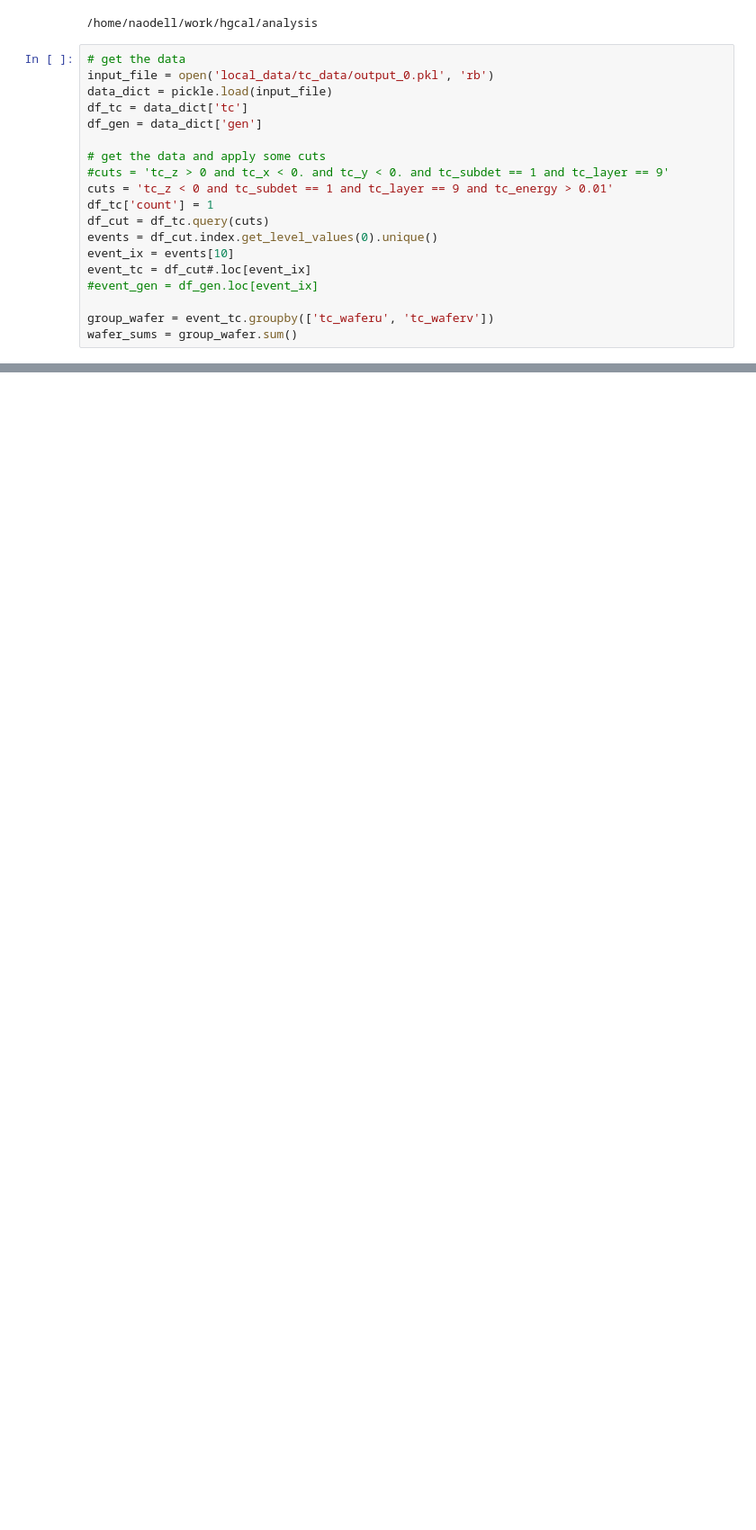
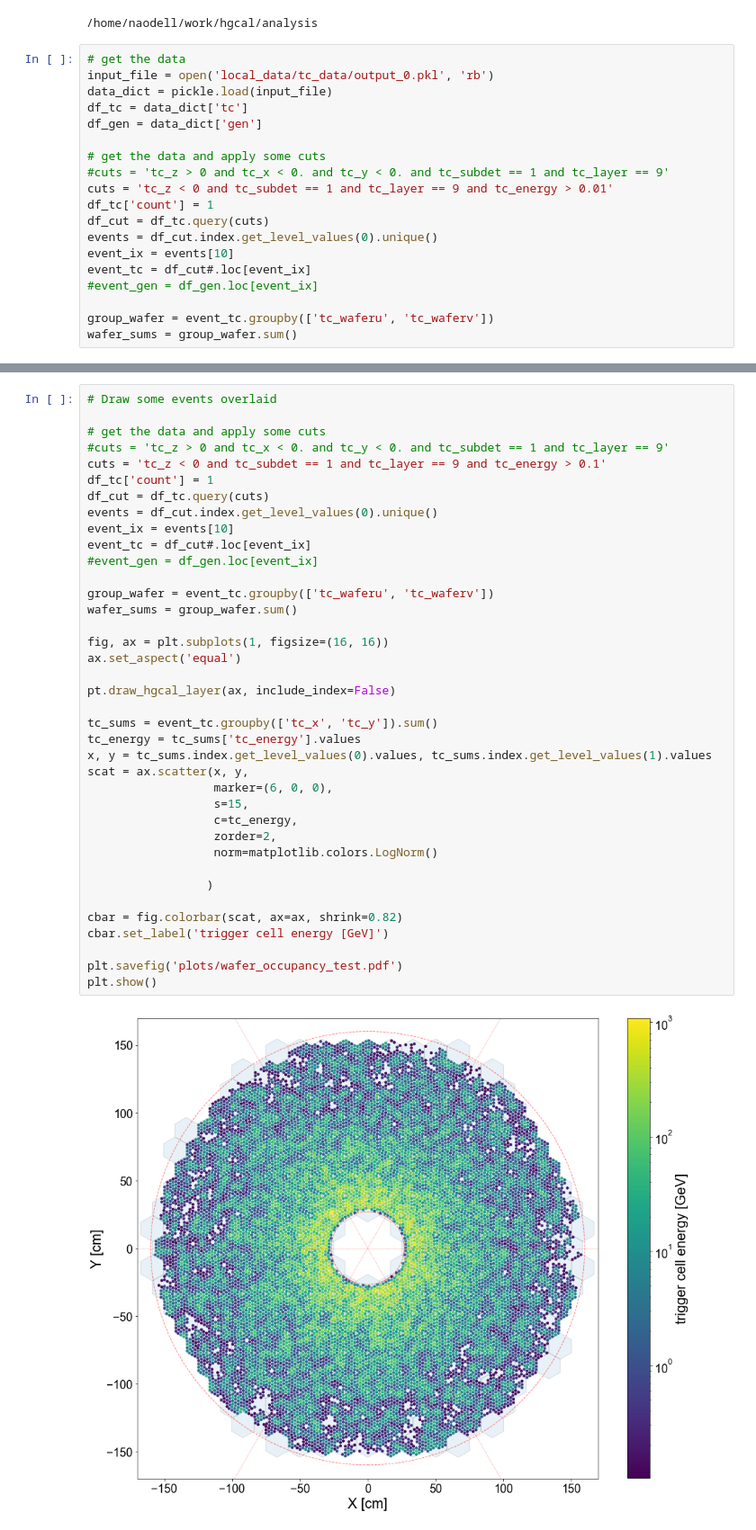
Before and after one commit to NWUHEP/hgcal-analysis, a Jupyter notebook: notebooks/tc_visualizer.ipynb, the cells around one changed output, grey strips where cells are left out. Shown at 90% size. Saved outputs shown, nothing was run; the diff lists cells and outputs as text; blank space fills up the shorter version.

```diff
--- a/notebooks/tc_visualizer.ipynb
+++ b/notebooks/tc_visualizer.ipynb
@@ -388,0 +57,40 @@ plt.show()
+# %%
+# Draw some events overlaid
+
+# get the data and apply some cuts
+#cuts = 'tc_z > 0 and tc_x < 0. and tc_y < 0. and tc_subdet == 1 and tc_layer == 9'
+cuts = 'tc_z < 0 and tc_subdet == 1 and tc_layer == 9 and tc_energy > 0.1'
+df_tc['count'] = 1
+df_cut = df_tc.query(cuts)
+events = df_cut.index.get_level_values(0).unique()
+event_ix = events[10]
+event_tc = df_cut#.loc[event_ix]
+#event_gen = df_gen.loc[event_ix]
+
+group_wafer = event_tc.groupby(['tc_waferu', 'tc_waferv'])
+wafer_sums = group_wafer.sum()
+
+fig, ax = plt.subplots(1, figsize=(16, 16))
+ax.set_aspect('equal')
+
+pt.draw_hgcal_layer(ax, include_index=False)
+
+tc_sums = event_tc.groupby(['tc_x', 'tc_y']).sum()
+tc_energy = tc_sums['tc_energy'].values
+x, y = tc_sums.index.get_level_values(0).values, tc_sums.index.get_level_values(1).values
+scat = ax.scatter(x, y,
+                  marker=(6, 0, 0),
+                  s=15,
+                  c=tc_energy,
+                  zorder=2,
+                  norm=matplotlib.colors.LogNorm()
+
+                 )
+
+cbar = fig.colorbar(scat, ax=ax, shrink=0.82)
+cbar.set_label('trigger cell energy [GeV]')
+
+plt.savefig('plots/wafer_occupancy_test.pdf')
+plt.show()
+# %% [output]
+[figure, added]
```
Also changed, not shown: parts of 6 cells of this notebook, 4 other files.
